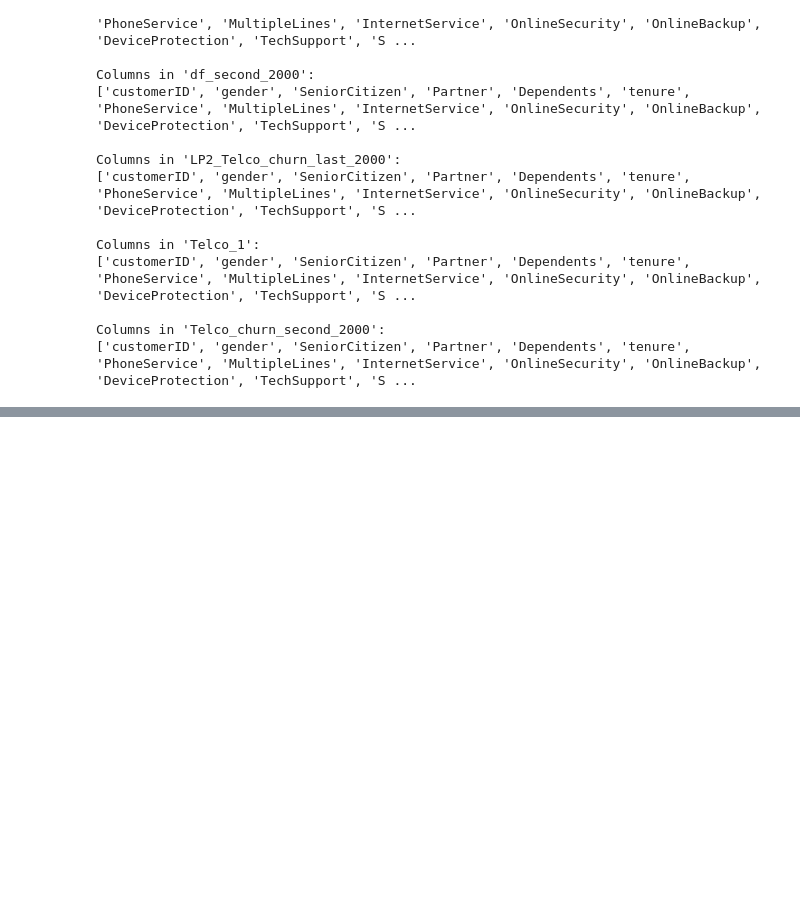
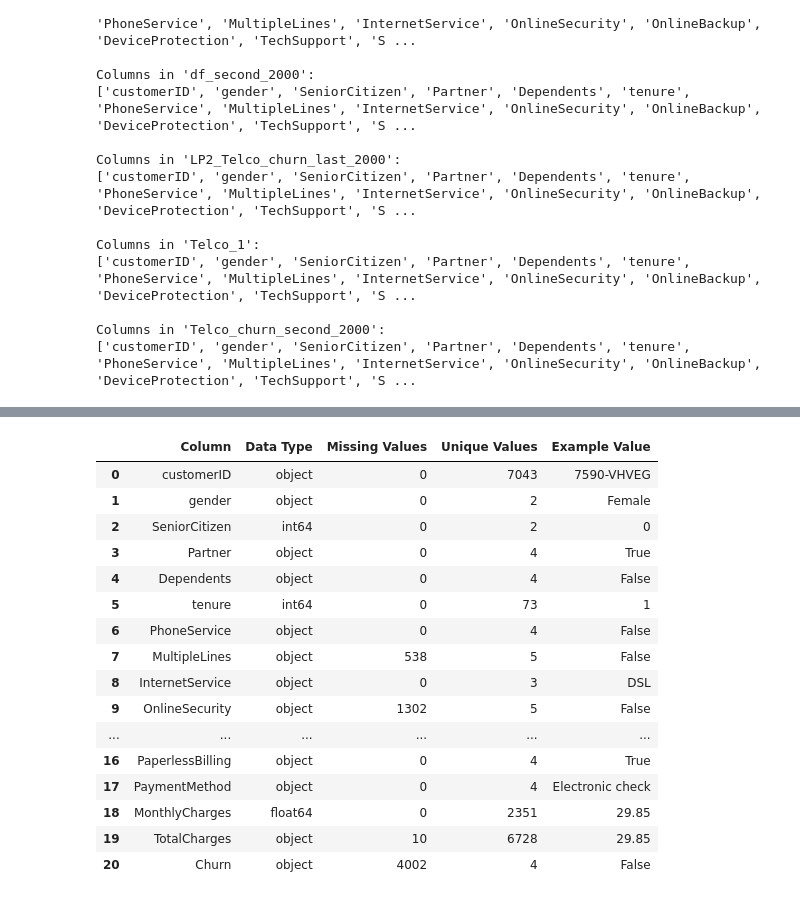
Before and after one commit to ericrono/CUSTOMER-CHURN-PREDICTION-USING-ML, a Jupyter notebook: notebook.ipynb, the cells around one changed output, grey strips where cells are left out. Drawn from its saved outputs; the diff is of its cells as text; code cells hidden in the pictures; blank space fills up the shorter version.

Commit message:
Data loading and preparation for EDA

```diff
--- a/notebook.ipynb
+++ b/notebook.ipynb
@@ -246,0 +258,3 @@ Columns in 'Telco_churn_second_2000':
+# %%
+# Merge all dataframes in the dictionary into one
+df_merged = pd.concat(list(dataframes.values()), ignore_index=True)
@@ -246,0 +323,31 @@ Columns in 'Telco_churn_second_2000':
+# %%
+# Summary table for merged data
+
+summary = pd.DataFrame({
+    'Column': df_merged.columns,
+    'Data Type': df_merged.dtypes.values,
+    'Missing Values': df_merged.isnull().sum().values,
+    'Unique Values': df_merged.nunique().values,
+    'Example Value': [df_merged[col].dropna().iloc[0] if df_merged[col].notnull().any() else None for col in df_merged.columns]
+})
+
+summary.reset_index(drop=True, inplace=True)
+summary
+# %% [output]
+|  | Column | Data Type | Missing Values | Unique Values | Example Value |
+| 0 | customerID | object | 0 | 7043 | 7590-VHVEG |
+| 1 | gender | object | 0 | 2 | Female |
+| 2 | SeniorCitizen | int64 | 0 | 2 | 0 |
+| 3 | Partner | object | 0 | 4 | True |
+| 4 | Dependents | object | 0 | 4 | False |
+| 5 | tenure | int64 | 0 | 73 | 1 |
+| 6 | PhoneService | object | 0 | 4 | False |
+| 7 | MultipleLines | object | 538 | 5 | False |
+| 8 | InternetService | object | 0 | 3 | DSL |
+| 9 | OnlineSecurity | object | 1302 | 5 | False |
+| ... | ... | ... | ... | ... | ... |
+| 16 | PaperlessBilling | object | 0 | 4 | True |
+| 17 | PaymentMethod | object | 0 | 4 | Electronic check |
+| 18 | MonthlyCharges | float64 | 0 | 2351 | 29.85 |
+| 19 | TotalCharges | object | 10 | 6728 | 29.85 |
+| 20 | Churn | object | 4002 | 4 | False |
```
Also changed, not shown: parts of 9 cells of this notebook.
